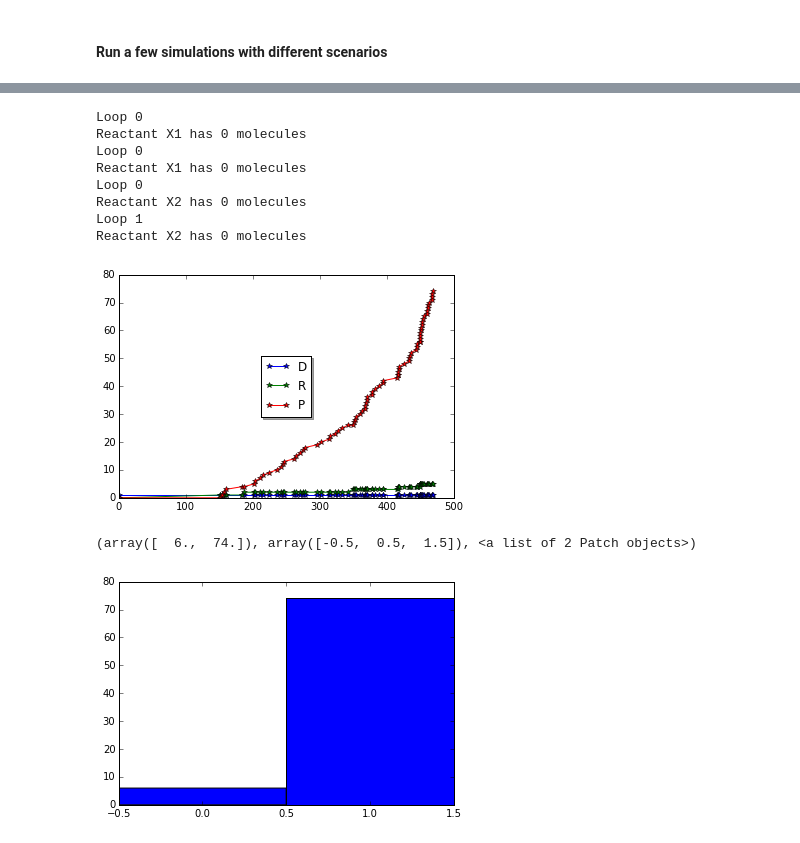
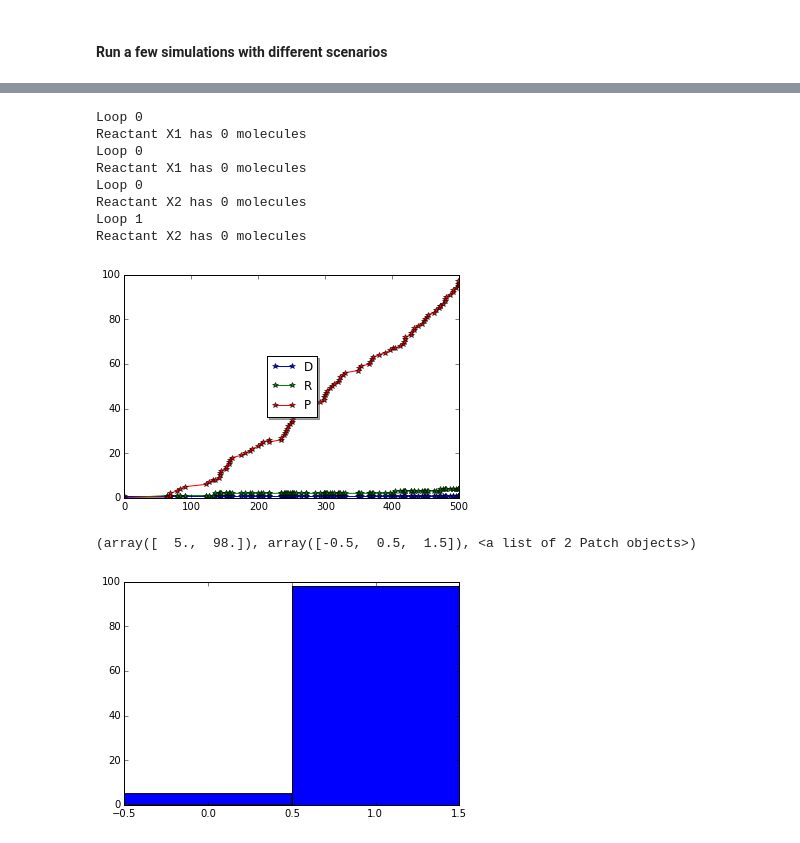
Before and after one commit to karinsasaki/gillespie-algorithm-python, a Jupyter notebook: build_your_own_gillespie_solutions.ipynb, the cells around one changed output, grey strips where cells are left out. Cells and saved outputs as stored; diff of their text form; code cells hidden in the pictures.

```diff
--- a/build_your_own_gillespie_solutions.ipynb
+++ b/build_your_own_gillespie_solutions.ipynb
@@ -193,8 +202,8 @@ c1 = 0.1
 print "c1: ", c1
 
 # initial molecular population numbers of S1 and S2
-X1 = 10
-X2 = 1000
+X1 = 5
+X2 = 10
 print "X1: ", X1
 print "X2: ", X2
 
@@ -475,9 +505,8 @@ def choose_t_r(a0,a):
     T = (1/a0)*np.log(1/r1)
 
     # choose next reaction (i ranges 1 -> M, where M is the number of reactions)
-    S = sum(a)
     mu = 0
-    N = r2*S - a[mu]
+    N = r2*a0 - a[mu]
 
     while N > 0:
         mu = mu + 1
@@ -603,7 +648,8 @@ print "current_species: ", current_species
 print "rates: ", rates
 
 # while main loop
-while react_count < nrmax:
+#while react_count < nrmax:
+while current_t < tmax:
 
     # ****************************
     # step 1: calculate ai and a0
@@ -800,9 +846,8 @@ def choose_t_r(a0,a):
     T = (1/a0)*np.log(1/r1)
 
     # choose next reaction (i ranges 1 -> M, where M is the number of reactions)
-    S = sum(a)
     i = 0
-    N = r2*S - a[i]
+    N = r2*a0 - a[i]
 
     while N > 0:
         i = i + 1
@@ -861,7 +906,8 @@ def my_gillespie(init, rates, stoch_subst, stoch_prods, tmax, nrmax):
     store_mols[t_count,:] = current_species
 
     # while main loop
-    while react_count < nrmax:
+    #while react_count < nrmax:
+    while current_t < tmax:
 
         # ****************************
         # step 1: calculate ai and a0
@@ -1030,7 +1076,7 @@ rates = np.array([0.01,0.1,0.0001,0.0001])
 init = np.array([1,0,0])
 
 # define the maximum time, tmax, and and maximum number of reactions, nrmax
-tmax = 1
+tmax = 500
 nrmax = 80
 
 # ****************************
@@ -1042,33 +1088,33 @@ results = my_gillespie(init, rates, stoch_subst, stoch_prods, tmax, nrmax)
 # step C: plot results
 # ****************************
 
 # plot of simulation
 
 # define vars
 store_t = results[0]
 store_mols = results[1]
 store_r = results[2]
 
 # plot results
 fig, ax = plt.subplots()
 ax.plot(store_t, store_mols[:,0], '-*', label='D')
 ax.plot(store_t, store_mols[:,1], '-*', label='R')
 ax.plot(store_t, store_mols[:,2], '-*', label='P')
 legend = ax.legend(loc='center', shadow=True)
 plt.show()
 
 # histogram of reactions chosen by algorithm
 bins = np.array([-0.5,0.5,1.5])
 plt.hist(store_r, bins)
 # %% [output]
 Loop 0
 Reactant X1 has 0 molecules
 Loop 0
 Reactant X1 has 0 molecules
 Loop 0
 Reactant X2 has 0 molecules
 Loop 1
 Reactant X2 has 0 molecules
-[figure, old version]
+[figure, new version]
-(array([  6.,  74.]), array([-0.5,  0.5,  1.5]), <a list of 2 Patch objects>)
+(array([  5.,  98.]), array([-0.5,  0.5,  1.5]), <a list of 2 Patch objects>)
-[figure, old version]
+[figure, new version]
```
Also changed, not shown: parts of 18 cells of this notebook, 3 other files.
